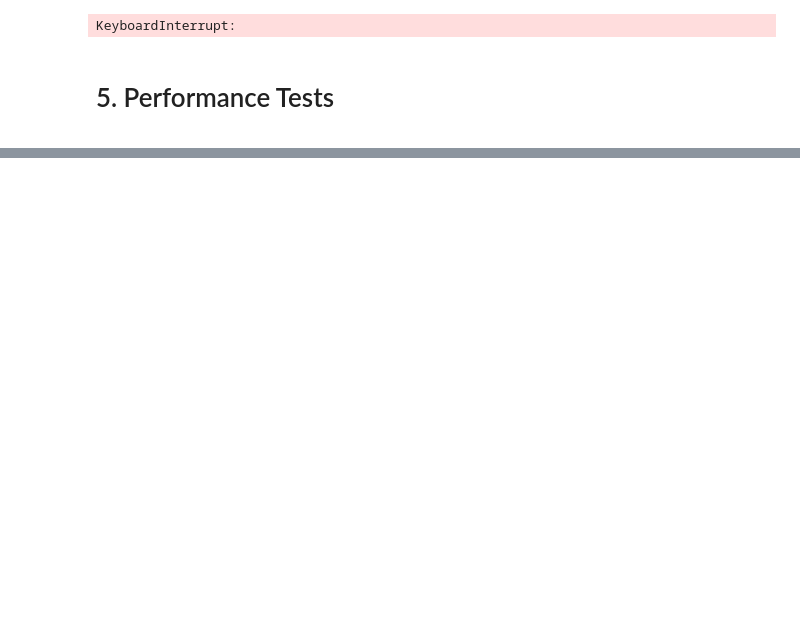
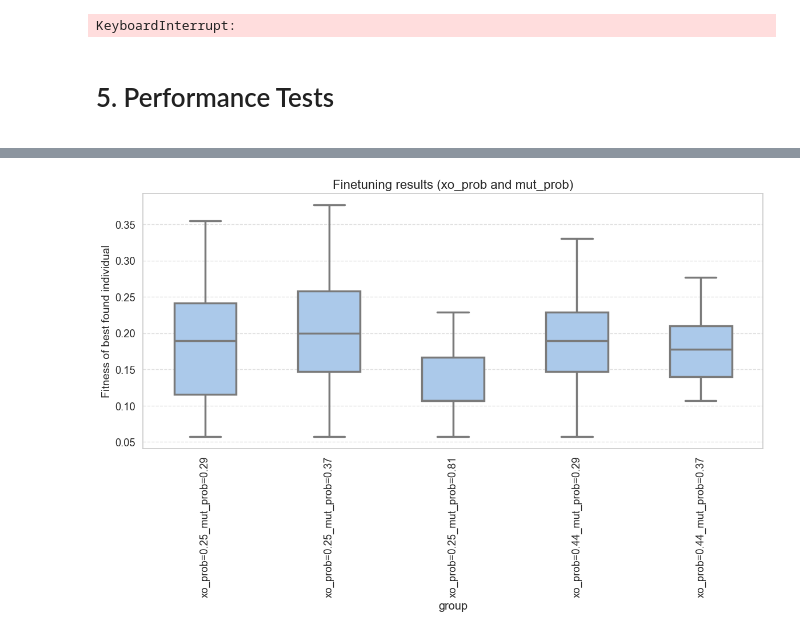
Before and after one commit to Dumendes10/CIFO_24_25_Group_AM, a Jupyter notebook: main.ipynb, the cells around one changed output, grey strips where cells are left out. Saved outputs shown, nothing was run; the diff lists cells and outputs as text; code cells hidden in the pictures; blank space fills up the shorter version.

```diff
--- a/main.ipynb
+++ b/main.ipynb
@@ -232,0 +242,3 @@ print("Fitness:", best_solution[1][-1])
+# %%
+POP_SIZE = 50
+GENERATIONS = 100
@@ -232,0 +300,29 @@ print("Fitness:", best_solution[1][-1])
+# %%
+# Convert the results into a long-format DataFrame for Seaborn
+data = []
+for config_label, fitness_values in finetune_fitness_results.items():
+    for value in fitness_values:
+        data.append({
+            'value': value,
+            'group': config_label
+        })
+
+df_long = pd.DataFrame(data)
+
+# Set a beautiful theme using Seaborn
+sns.set_theme(style="whitegrid", palette="pastel", font_scale=1.2)
+
+# Create the plot
+plt.figure(figsize=(12, 8))
+ax = sns.boxplot(x='group', y='value', data=df_long, width=0.5, linewidth=2.5, fliersize=4)
+
+# Titles and labels
+plt.title('Finetuning results (xo_prob and mut_prob)', fontsize=16)
+plt.ylabel('Fitness of best found individual', fontsize=14)
+plt.xticks(rotation=90)
+plt.grid(True, axis='y', linestyle='--', alpha=0.6)
+
+plt.tight_layout()
+plt.show()
+# %% [output]
+[figure, added]
```
Also changed, not shown: parts of 16 cells of this notebook.
